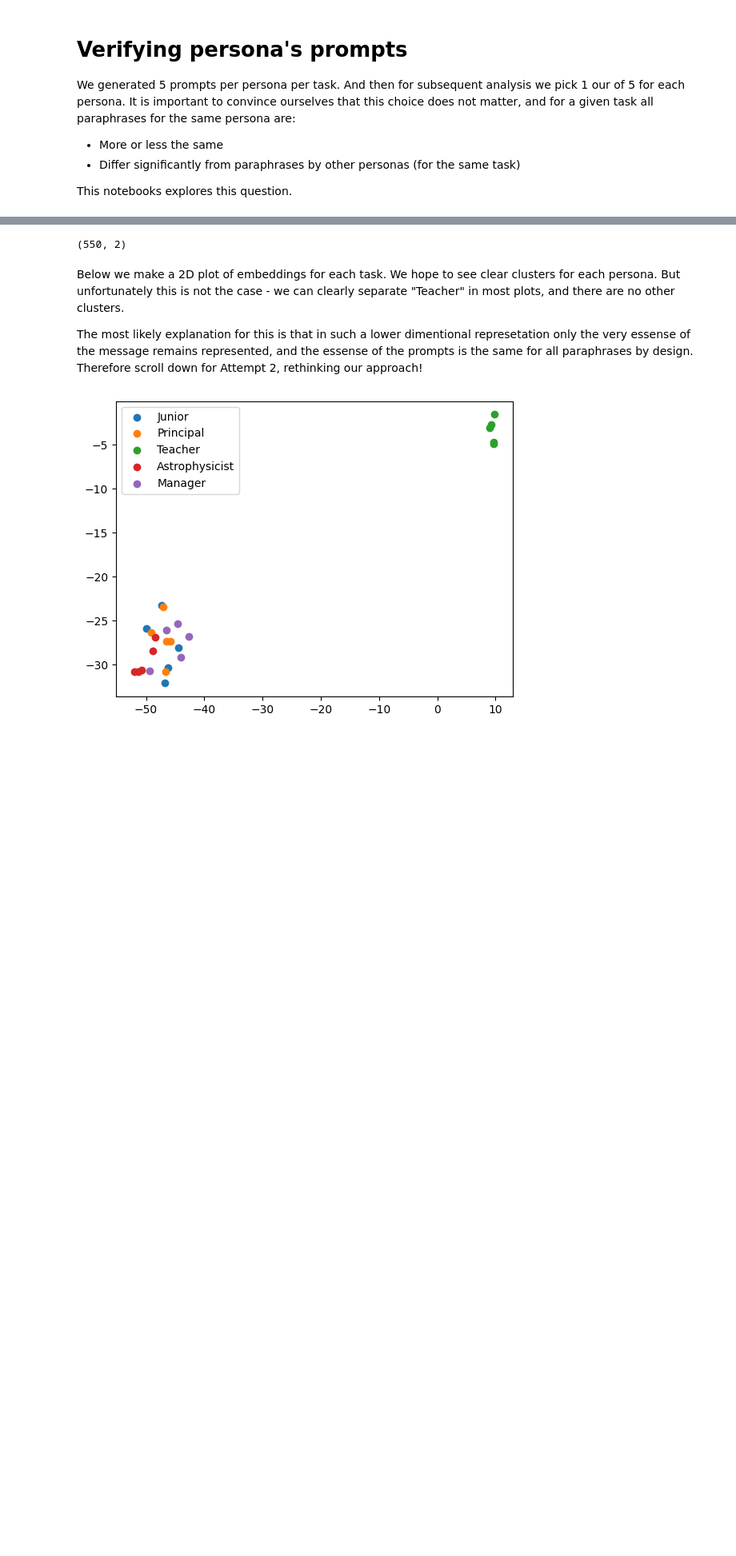
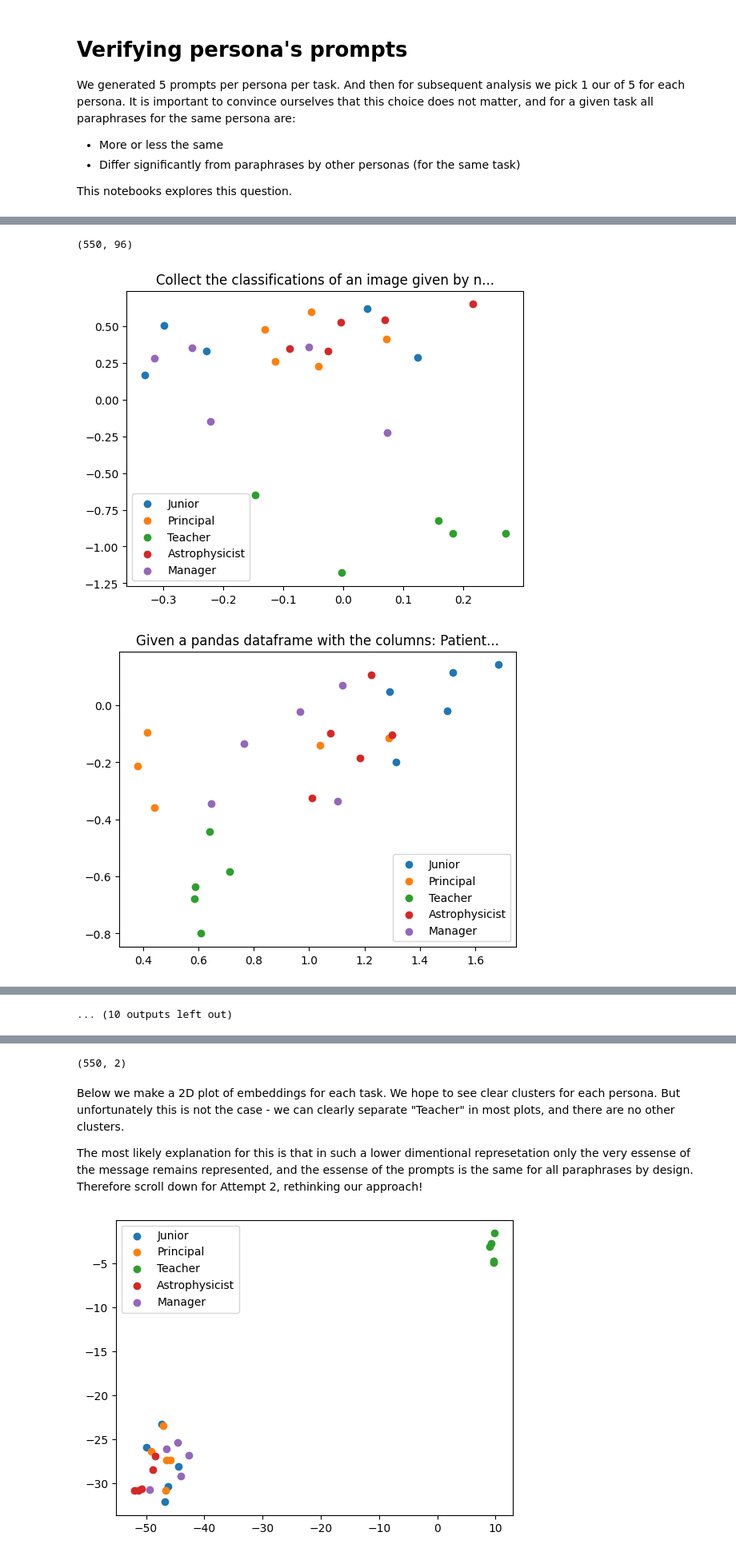
Before and after one commit to apaleyes/code-gen-sensitivity, a Jupyter notebook: personas_experiments/vis.ipynb, the cells around one changed output, grey strips where cells are left out. Shown at 80% size. Cells and saved outputs as stored; diff of their text form; code cells hidden in the pictures; blank space fills up the shorter version.

Commit message:
New iteration on personas

```diff
--- a/personas_experiments/vis.ipynb
+++ b/personas_experiments/vis.ipynb
@@ -32,0 +37,39 @@ df.loc[df["persona"].str.startswith('Harvey'), "persona_key"] = persona_keys["Ha
+# %%
+# embedding space 96 dimentions
+nlp = spacy.load("en_core_web_sm")
+
+# translate all paraphrases to the mebedding space
+embeddings = []
+for text in df["paraphrase"]:
+    doc = nlp(text)
+    embedding = doc.vector
+    embeddings.append(embedding)
+
+embeddings = np.array(embeddings)
+embeddings.shape
+# %% [output]
+(550, 96)
+# %%
+from sklearn.decomposition import PCA
+
+pca = PCA(n_components=3)
+pca_embeddings = pca.fit_transform(embeddings)
+print(pca_embeddings)
+
+df_with_2d_pca = df.copy(deep=True)
+df_with_2d_pca['c1'] = pca_embeddings[:,0]
+df_with_2d_pca['c2'] = pca_embeddings[:,1]
+# %%
+for group in df_with_2d_pca.groupby("original_phrase"):
+    original_phrase = group[0]
+
+    for key in persona_keys.values():
+        persona_df = group[1][group[1]["persona_key"] == key]
+        plt.scatter(persona_df['c1'], persona_df['c2'], label=key)
+
+    plt.legend()
+    plt.title(original_phrase[:50]+"...")
+    plt.show()
+# %% [output]
+[figure, added]
+[figure, added]
@@ -33 +86,2 @@ df.loc[df["persona"].str.startswith('Harvey'), "persona_key"] = persona_keys["Ha
+... (10 outputs left out)
 # %% [markdown]
```
Also changed, not shown: parts of 5 cells of this notebook.
